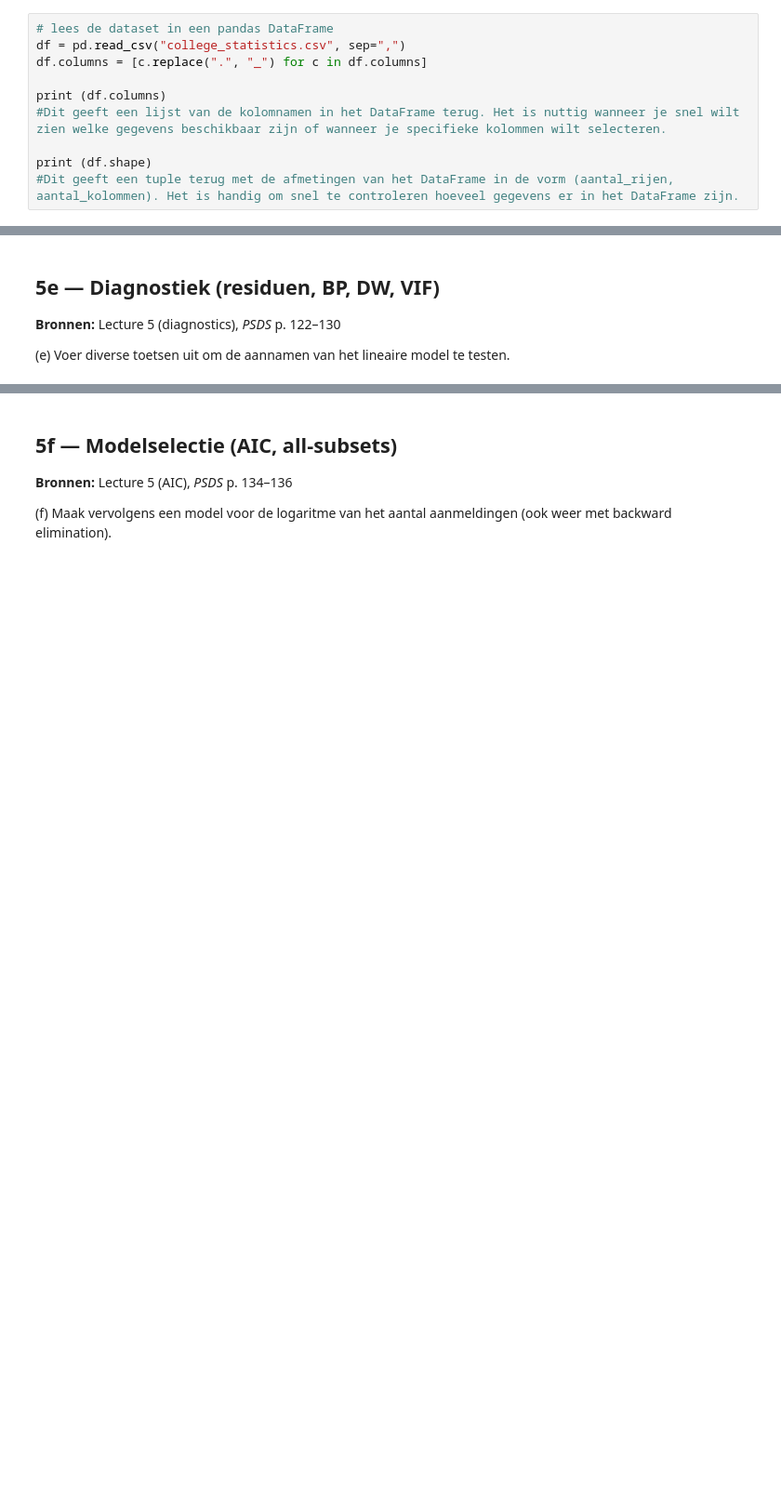
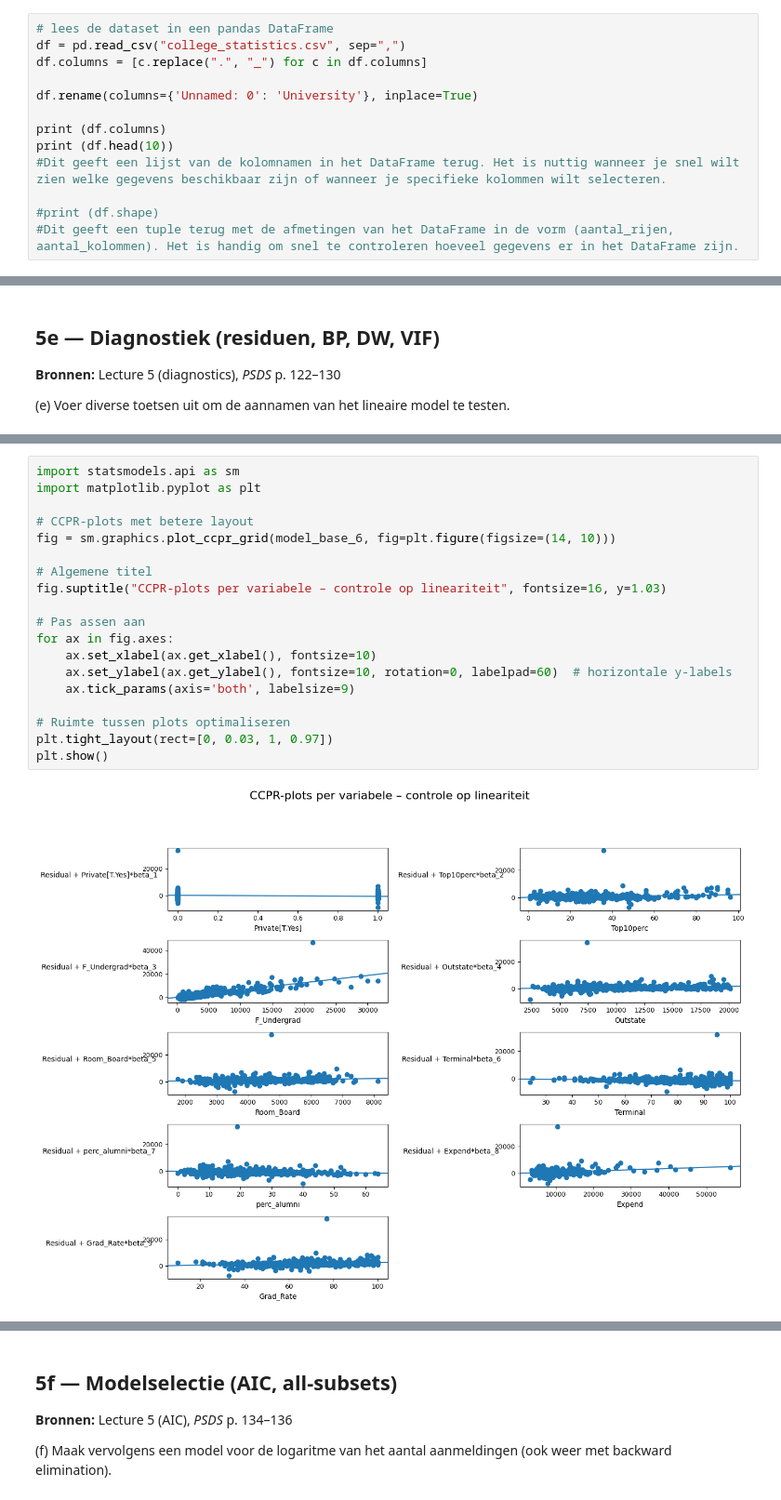
Before and after one commit to AdilVural/myPython, a Jupyter notebook: opledingCollege2026/Opdracht_StatisticsforDataScience/01_Introduction/Opdracht_2_obv_universiteitsdata_final_3.ipynb, the cells around one changed output, grey strips where cells are left out. Shown: that part at 93% size. Drawn from its saved outputs; the diff is of its cells as text; blank space fills up the shorter version.

```diff
--- a/opledingCollege2026/Opdracht_StatisticsforDataScience/01_Introduction/Opdracht_2_obv_universiteitsdata_final_3.ipynb
+++ b/opledingCollege2026/Opdracht_StatisticsforDataScience/01_Introduction/Opdracht_2_obv_universiteitsdata_final_3.ipynb
@@ -112,9 +111,12 @@ import patsy
 df = pd.read_csv("college_statistics.csv", sep=",")
 df.columns = [c.replace(".", "_") for c in df.columns]
 
+df.rename(columns={'Unnamed: 0': 'University'}, inplace=True)
+
 print (df.columns)
+print (df.head(10))
 #Dit geeft een lijst van de kolomnamen in het DataFrame terug. Het is nuttig wanneer je snel wilt zien welke gegevens beschikbaar zijn of wanneer je specifieke kolommen wilt selecteren.
 
-print (df.shape)
+#print (df.shape)
 #Dit geeft een tuple terug met de afmetingen van het DataFrame in de vorm (aantal_rijen, aantal_kolommen). Het is handig om snel te controleren hoeveel gegevens er in het DataFrame zijn.
 # %% [output]
@@ -569,0 +648,21 @@ Verbetering: 49.48%
+# %%
+import statsmodels.api as sm
+import matplotlib.pyplot as plt
+
+# CCPR-plots met betere layout
+fig = sm.graphics.plot_ccpr_grid(model_base_6, fig=plt.figure(figsize=(14, 10)))
+
+# Algemene titel
+fig.suptitle("CCPR-plots per variabele – controle op lineariteit", fontsize=16, y=1.03)
+
+# Pas assen aan
+for ax in fig.axes:
+    ax.set_xlabel(ax.get_xlabel(), fontsize=10)
+    ax.set_ylabel(ax.get_ylabel(), fontsize=10, rotation=0, labelpad=60)  # horizontale y-labels
+    ax.tick_params(axis='both', labelsize=9)
+
+# Ruimte tussen plots optimaliseren
+plt.tight_layout(rect=[0, 0.03, 1, 0.97])
+plt.show()
+# %% [output]
+[figure, added]
```
Also changed, not shown: parts of 54 cells of this notebook, 3 other files.
